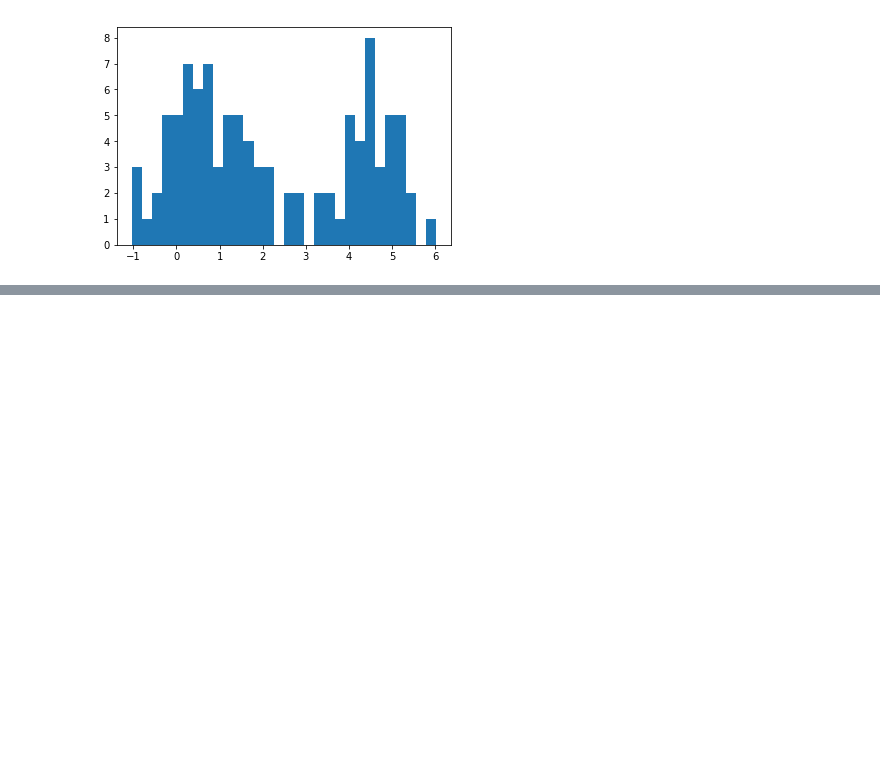
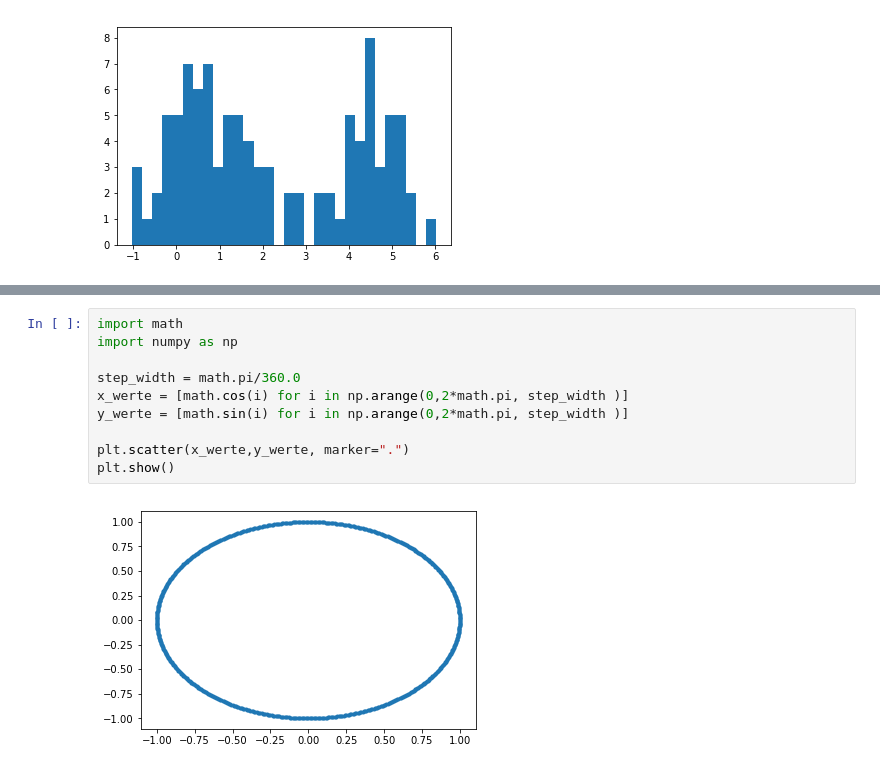
Before and after one commit to juebrauer/course_introduction_to_python, a Jupyter notebook: 07_matplotlib_grundlagen/matplotlib_grundlagen.ipynb, the cells around one changed output, grey strips where cells are left out. Cells and saved outputs as stored; diff of their text form; blank space fills up the shorter version.

```diff
--- a/07_matplotlib_grundlagen/matplotlib_grundlagen.ipynb
+++ b/07_matplotlib_grundlagen/matplotlib_grundlagen.ipynb
@@ -613,0 +636,12 @@ plt.show()
+# %%
+import math
+import numpy as np
+
+step_width = math.pi/360.0
+x_werte = [math.cos(i) for i in np.arange(0,2*math.pi, step_width )]
+y_werte = [math.sin(i) for i in np.arange(0,2*math.pi, step_width )]
+
+plt.scatter(x_werte,y_werte, marker=".")
+plt.show()
+# %% [output]
+[figure, added]
```
Also changed, not shown: parts of 5 cells of this notebook.
